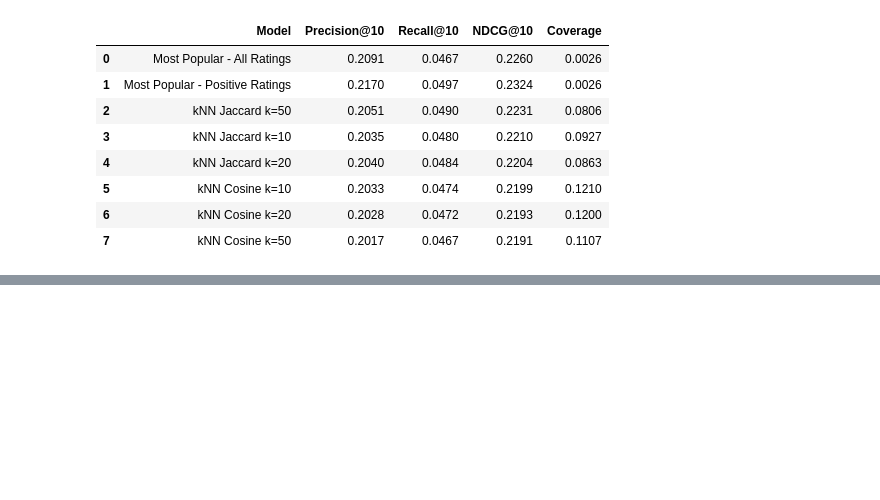
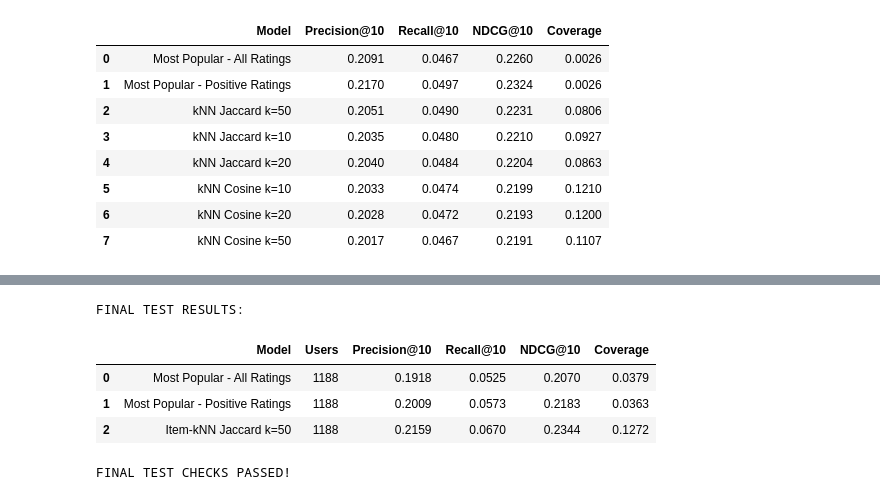
Before and after one commit to PrithvirajKalburgi/Movie-Recommender-System, a Jupyter notebook: notebooks/recommender.ipynb, the cells around one changed output, grey strips where cells are left out. Saved outputs shown, nothing was run; the diff lists cells and outputs as text; code cells hidden in the pictures; blank space fills up the shorter version.

Commit message:
Add complete MovieLens 1M Part 1 implementation

```diff
--- a/notebooks/recommender.ipynb
+++ b/notebooks/recommender.ipynb
@@ -879,0 +1027,34 @@ display(comparison[["Model","Precision@10","Recall@10", "NDCG@10", "Coverage"]].
+# %%
+# Evaluate three final models
+final_results = pd.DataFrame([{
+        "Model": "Most Popular - All Ratings",
+        **evaluate_popular(
+            popular_all_final, test_truth, final_seen, catalogue)},{
+        "Model": "Most Popular - Positive Ratings",**evaluate_popular(
+            popular_positive_final, test_truth, final_seen, catalogue)},
+                              {"Model": f"Item-kNN {best_similarity} k={best_k}",
+        **evaluate_knn_final()
+    }])
+
+# Check results
+assert len(final_results) == 3
+assert not final_results.isna().any().any()
+
+for metric in ["Precision@10", "Recall@10", "NDCG@10", "Coverage"]:
+    assert final_results[metric].between(0, 1).all()
+
+# Save results
+final_results.to_csv("part1_test_results_raw.csv", index=False)
+comparison.to_csv("part1_validation_results.csv", index=False)
+
+print("FINAL TEST RESULTS:")
+display(final_results.round(4))
+
+print("FINAL TEST CHECKS PASSED!")
+# %% [output]
+FINAL TEST RESULTS:
+|  | Model | Users | Precision@10 | Recall@10 | NDCG@10 | Coverage |
+| 0 | Most Popular - All Ratings | 1188 | 0.1918 | 0.0525 | 0.2070 | 0.0379 |
+| 1 | Most Popular - Positive Ratings | 1188 | 0.2009 | 0.0573 | 0.2183 | 0.0363 |
+| 2 | Item-kNN Jaccard k=50 | 1188 | 0.2159 | 0.0670 | 0.2344 | 0.1272 |
+FINAL TEST CHECKS PASSED!
```
Also changed, not shown: parts of 4 cells of this notebook, 6 other files.
